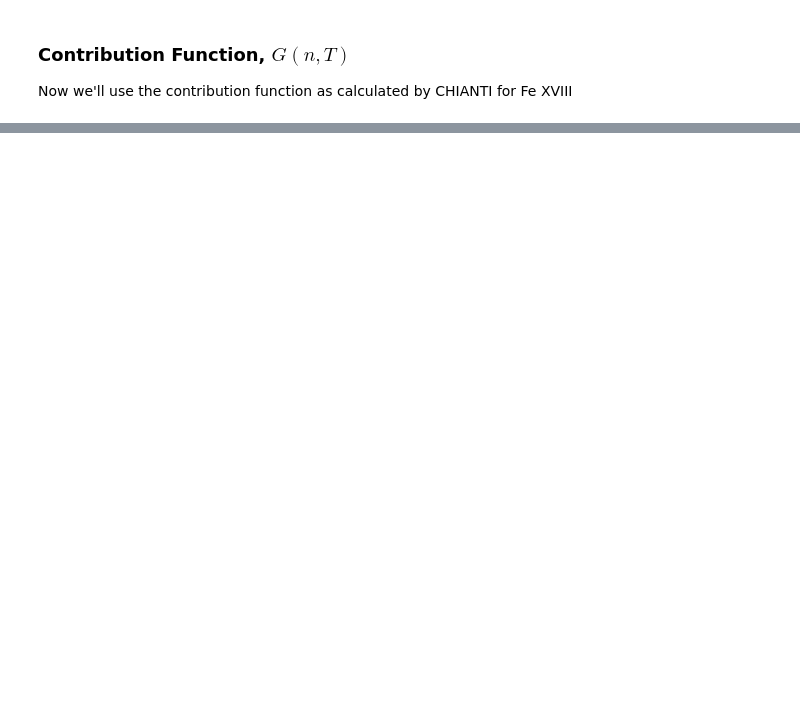
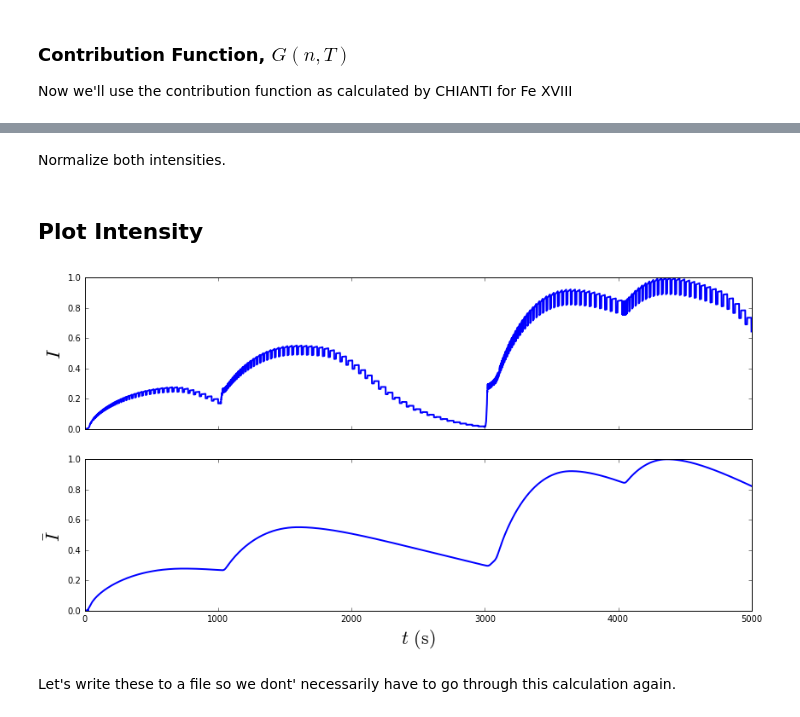
Before and after one commit to wtbarnes/research_notebook, a Jupyter notebook: NMF/light_curve_event_detection.ipynb, the cells around one changed output, grey strips where cells are left out. Drawn from its saved outputs; the diff is of its cells as text; code cells hidden in the pictures; blank space fills up the shorter version.

Commit message:
updating NMF LC notebook and adding pickled GofnT and intensity files for convenience

```diff
--- a/NMF/light_curve_event_detection.ipynb
+++ b/NMF/light_curve_event_detection.ipynb
@@ -95,0 +126,3 @@ fe18.gofnt(wvlRange=[90,95],top=3)
+# %%
+for i in range(len(t_ebtel)):
+    intensity[i] = np.log(10.)*dlogT*np.sum(g*T_EM*binner.dem_mat[i,:])
@@ -95,0 +131,24 @@ fe18.gofnt(wvlRange=[90,95],top=3)
+# %%
+ind_g_avg = np.where((T_ebtel > np.min(fe18.Gofnt['temperature'])) & (T_ebtel < np.max(fe18.Gofnt['temperature'])))
+g_avg[ind_g_avg] = 10.**(np.interp(np.log10(T_ebtel[ind_g]),np.log10(fe18.Gofnt['temperature']),np.log10(fe18.Gofnt['gofnt'])))
+# %%
+intensity_avg = n_ebtel**2*g_avg*2.*config_dict['loop_length']*1.e+8
+# %% [markdown]
+Normalize both intensities.
+# %%
+intensity = intensity/np.max(intensity)
+intensity_avg = intensity_avg/np.max(intensity_avg)
+# %% [markdown]
+## Plot Intensity
+# %%
+fig,ax = plt.subplots(2,1,figsize=(14,7),sharex=True)
+ax[0].plot(t_ebtel,intensity,linewidth=2)
+ax[1].plot(t_ebtel,intensity_avg,linewidth=2)
+ax[1].set_xlabel(r'$t$ $\mathrm{(s)}$',fontsize=22)
+ax[0].set_ylabel(r'$I$',fontsize=22)
+ax[1].set_ylabel(r'$\bar{I}$',fontsize=22)
+plt.show()
+# %% [output]
+[figure, added]
+# %% [markdown]
+Let's write these to a file so we dont' necessarily have to go through this calculation again.
```
Also changed, not shown: parts of 16 cells of this notebook, 6 other files.
